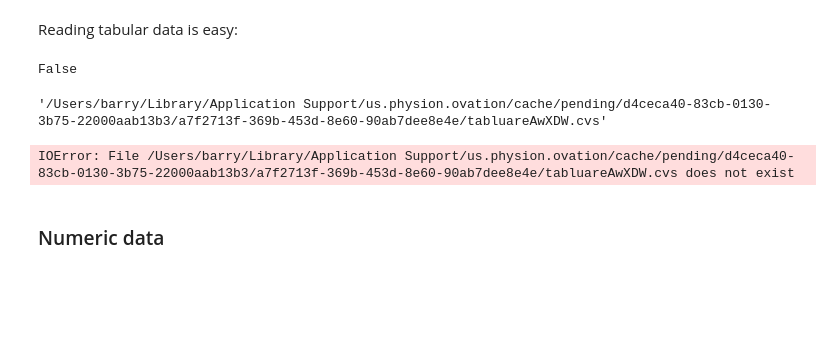
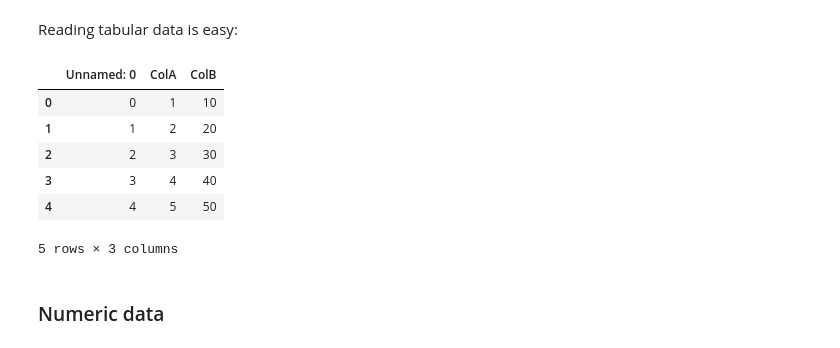
Before and after one commit to physion/ovation-python, a Jupyter notebook: examples/ovation-python_intro.ipynb, the cells around one changed output. Cells and saved outputs as stored; diff of their text form; code cells hidden in the pictures; blank space fills up the shorter version.

```diff
--- a/examples/ovation-python_intro.ipynb
+++ b/examples/ovation-python_intro.ipynb
@@ -124,20 +156,17 @@ m_tabular = insert_tabular_measurement(epoch,
 ### Tabular data
 # %% [markdown]
 Reading tabular data is easy:
-# %%
-context.getFileService().hasPendingUploads()
-# %% [output]
-False
-# %%
-m_tabular.getLocalDataPath().get()
-# %% [output]
-'/Users/barry/Library/Application Support/us.physion.ovation/cache/pending/d4ceca40-83cb-0130-3b75-22000aab13b3/a7f2713f-369b-453d-8e60-90ab7dee8e4e/tabluareAwXDW.cvs'
 # %%
-m_tabular = asclass('Measurement', m_tabular.refresh()) # Refresh m_tabular to update cloud URL for data
-df = pd.read_csv(m_tabular.getLocalDataPath().get())a
+df = pd.read_csv(m_tabular.getLocalDataPath().get())
 df.head()
 # %% [output]
+|  | Unnamed: 0 | ColA | ColB |
+| 0 | 0 | 1 | 10 |
+| 1 | 1 | 2 | 20 |
+| 2 | 2 | 3 | 30 |
+| 3 | 3 | 4 | 40 |
+| 4 | 4 | 5 | 50 |
-IOError: File /Users/barry/Library/Application Support/us.physion.ovation/cache/pending/d4ceca40-83cb-0130-3b75-22000aab13b3/a7f2713f-369b-453d-8e60-90ab7dee8e4e/tabluareAwXDW.cvs does not exist
+5 rows × 3 columns
 # %% [markdown]
 ### Numeric data
 # %% [markdown]
```
Also changed, not shown: parts of 19 cells of this notebook, 3 other files.
